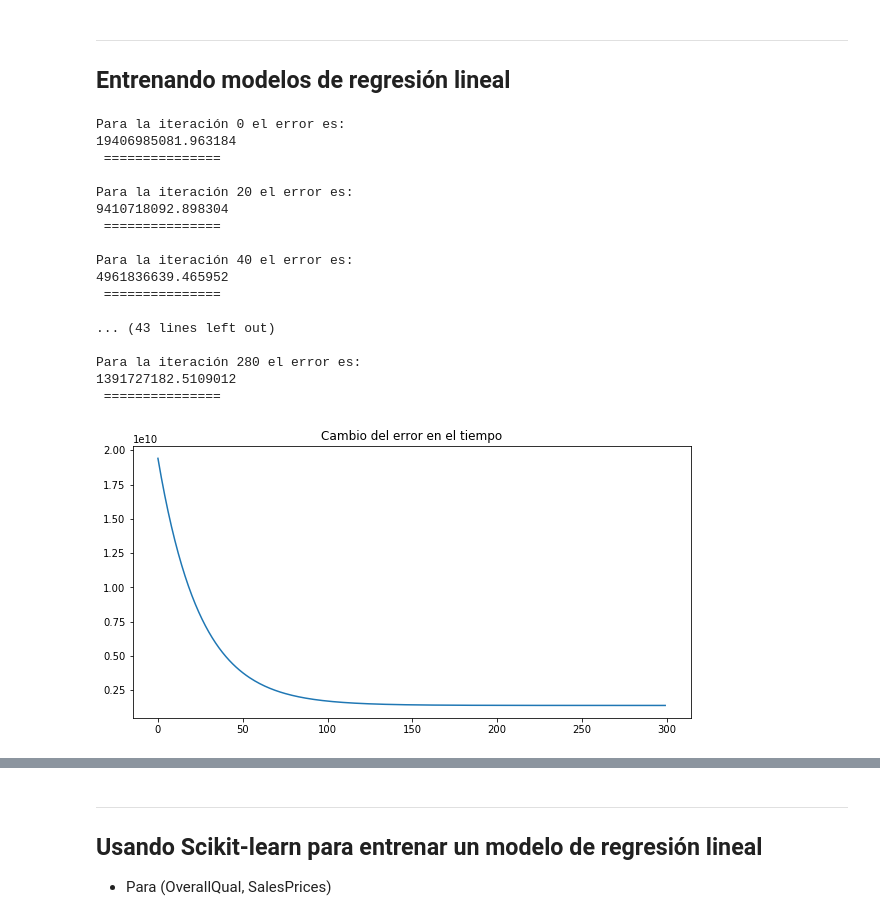
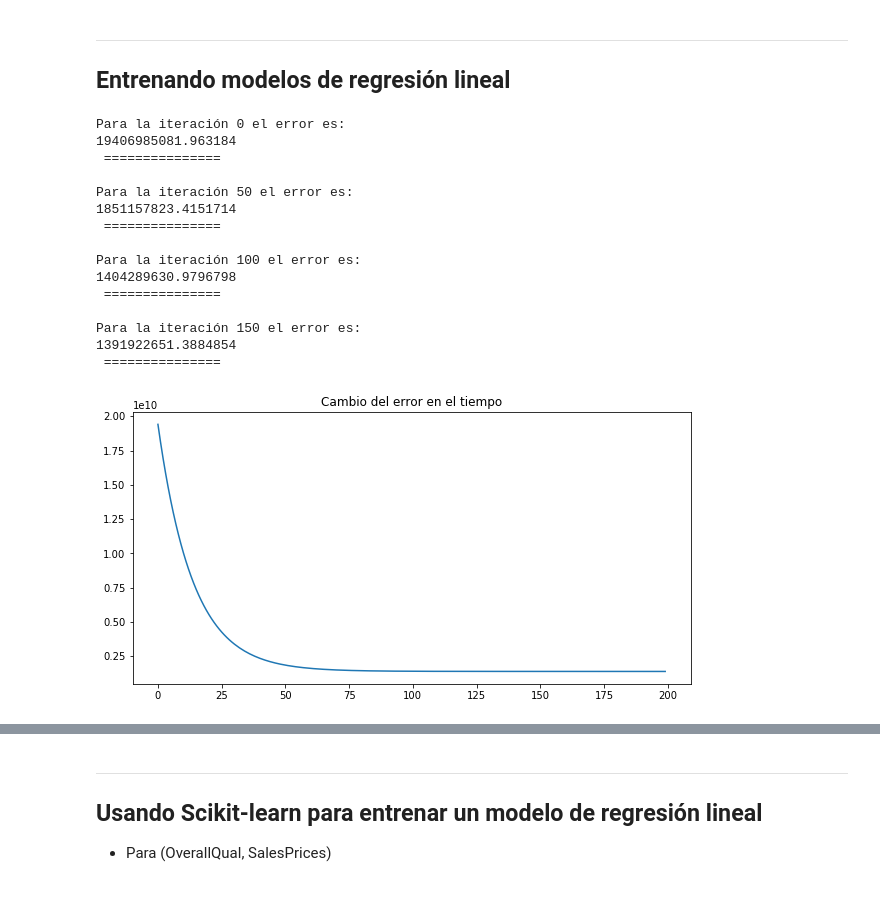
Before and after one commit to Kazeazul/Python-for-Data-Science, a Jupyter notebook: Proyecto/Proyecto.ipynb, the cells around one changed output, grey strips where cells are left out. Saved outputs shown, nothing was run; the diff lists cells and outputs as text; code cells hidden in the pictures.

```diff
--- a/Proyecto/Proyecto.ipynb
+++ b/Proyecto/Proyecto.ipynb
@@ -164,26 +175,24 @@ def time_train(resultado):
 ***
 ## Entrenando modelos de regresión lineal
 # %%
-resultado, vector_error = train_func(data_train[::,1],data_train[::,0], 300, 20,0.0005)
+resultado_x1, vector_error_x1 = train_func(data_train[::,1],data_train[::,0], 200, 50,0.0009)
 # %% [output]
 Para la iteración 0 el error es:
 19406985081.963184
  ===============
 
-Para la iteración 20 el error es:
-9410718092.898304
+Para la iteración 50 el error es:
+1851157823.4151714
  ===============
 
-Para la iteración 40 el error es:
-4961836639.465952
+Para la iteración 100 el error es:
+1404289630.9796798
  ===============
 
-... (43 lines left out)
-
-Para la iteración 280 el error es:
-1391727182.5109012
+Para la iteración 150 el error es:
+1391922651.3884854
  ===============
 # %%
-time_error(vector_error)
+time_error(vector_error_x1)
 # %% [output]
-[figure, old version]
+[figure, new version]
```
Also changed, not shown: parts of 10 cells of this notebook.
